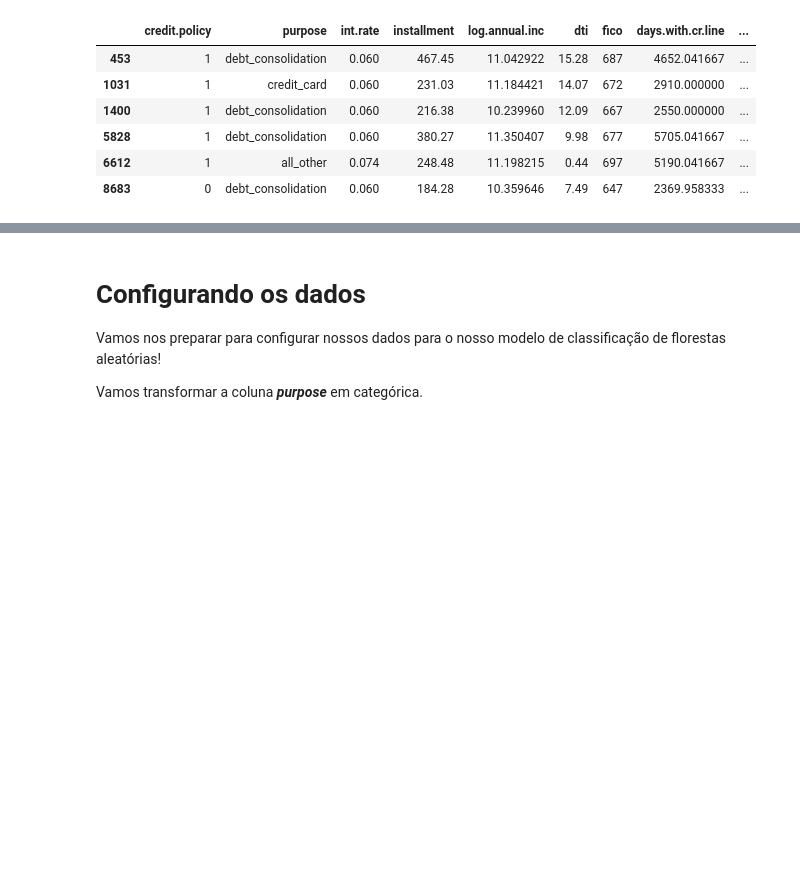
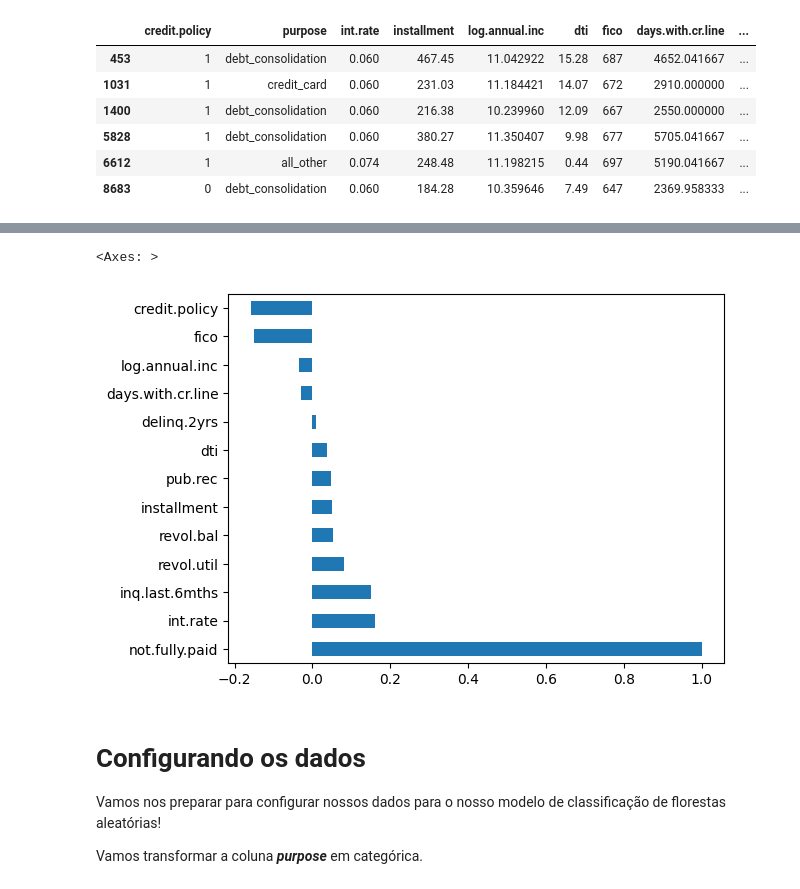
Before and after one commit to 7131HDMC/loan_risk, a Jupyter notebook: loan_risk.ipynb, the cells around one changed output, grey strips where cells are left out. Saved outputs shown, nothing was run; the diff lists cells and outputs as text; code cells hidden in the pictures; blank space fills up the shorter version.

```diff
--- a/loan_risk.ipynb
+++ b/loan_risk.ipynb
@@ -165,3 +166,8 @@ lmplot_rate_fico = sns.lmplot(data=df_loan, y="int.rate", x="fico", hue="credit.
+# %%
+df_loan.corr()['not.fully.paid'].sort_values(ascending = False).plot(kind='barh')
+# %% [output]
+<Axes: >
+[figure, added]
 # %% [markdown]
 # Configurando os dados
 
```
Also changed, not shown: parts of 17 cells of this notebook.
